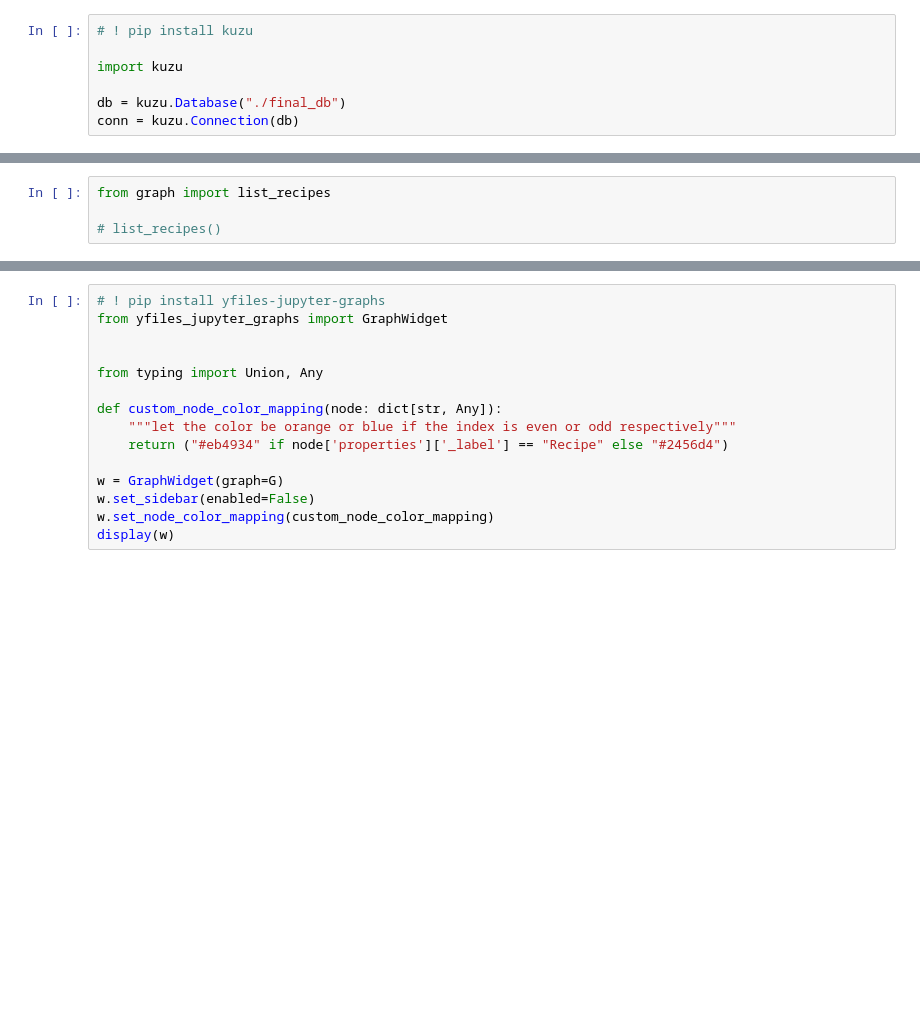
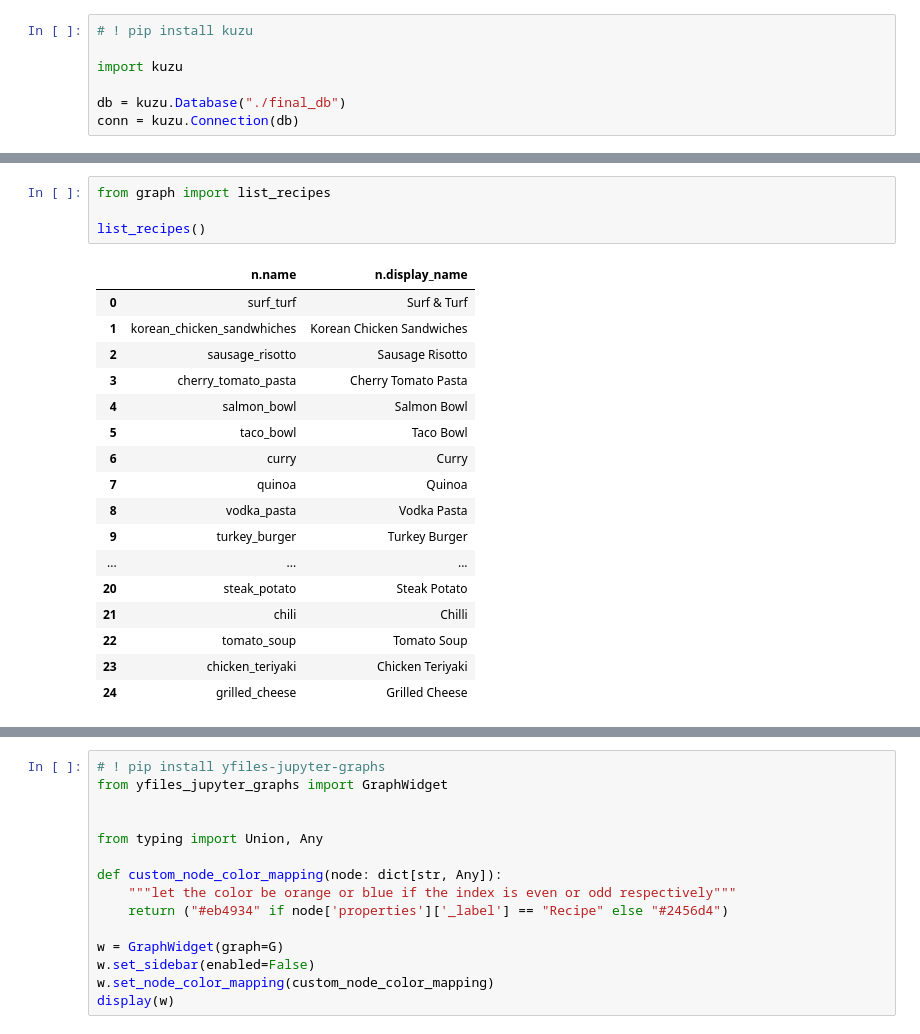
Before and after one commit to allykrinsky/graph-grocery-list, a Jupyter notebook: grapy.ipynb, the cells around one changed output, grey strips where cells are left out. Saved outputs shown, nothing was run; the diff lists cells and outputs as text; blank space fills up the shorter version.

```diff
--- a/grapy.ipynb
+++ b/grapy.ipynb
@@ -8,5 +141,23 @@ conn = kuzu.Connection(db)
 # %%
 from graph import list_recipes
 
-# list_recipes()
+list_recipes()
+# %% [output]
+|  | n.name | n.display_name |
+| 0 | surf_turf | Surf & Turf |
+| 1 | korean_chicken_sandwhiches | Korean Chicken Sandwiches |
+| 2 | sausage_risotto | Sausage Risotto |
+| 3 | cherry_tomato_pasta | Cherry Tomato Pasta |
+| 4 | salmon_bowl | Salmon Bowl |
+| 5 | taco_bowl | Taco Bowl |
+| 6 | curry | Curry |
+| 7 | quinoa | Quinoa |
+| 8 | vodka_pasta | Vodka Pasta |
+| 9 | turkey_burger | Turkey Burger |
+| ... | ... | ... |
+| 20 | steak_potato | Steak Potato |
+| 21 | chili | Chilli |
+| 22 | tomato_soup | Tomato Soup |
+| 23 | chicken_teriyaki | Chicken Teriyaki |
+| 24 | grilled_cheese | Grilled Cheese |
 # %%
```
Also changed, not shown: parts of 15 cells of this notebook, 3 other files.
